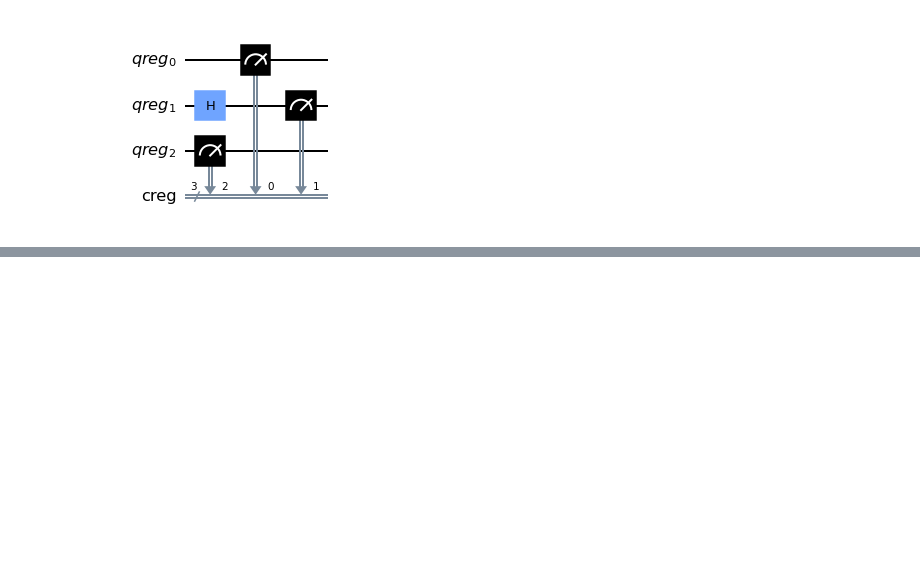
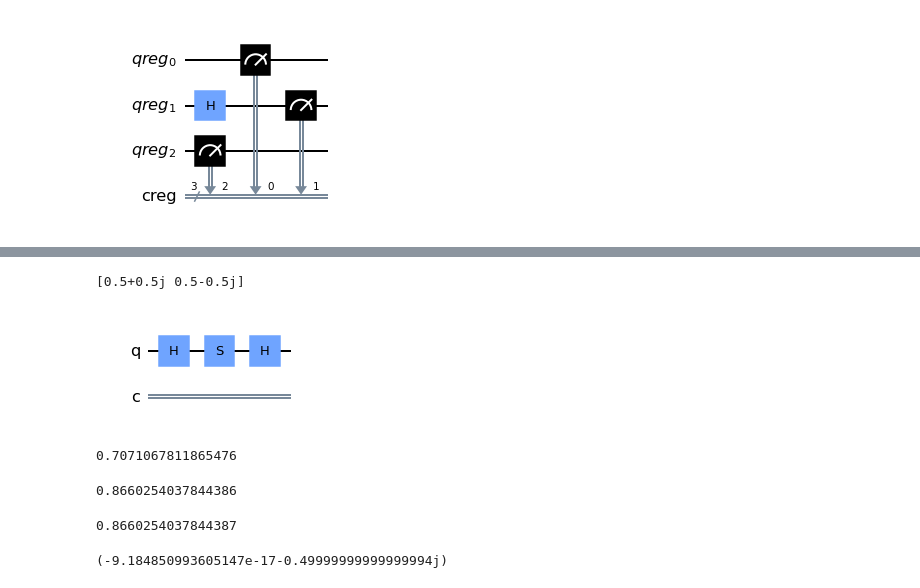
Before and after one commit to dev-aditya/QWorld_Summer_School_2021, a Jupyter notebook: practice /test_notebook.ipynb, the cells around one changed output, grey strips where cells are left out. Cells and saved outputs as stored; diff of their text form; code cells hidden in the pictures; blank space fills up the shorter version.

```diff
--- a/practice /test_notebook.ipynb
+++ b/practice /test_notebook.ipynb
@@ -146,0 +182,16 @@ print(counts) # counts is a dictionary
+# %%
+mycircuit = QuantumCircuit(1,1)
+
+mycircuit.h(0)
+mycircuit.s(0)
+mycircuit.h(0)
+
+mycircuit.draw(output='mpl', reverse_bits=True)
+
+job = execute(mycircuit, Aer.get_backend('statevector_simulator'))
+result = job.result().get_statevector(mycircuit, decimals = 3)
+
+print(result)
+# %% [output]
+[0.5+0.5j 0.5-0.5j]
+[figure, added]
@@ -146,0 +200,16 @@ print(counts) # counts is a dictionary
+# %%
+cos(pi/4)
+# %% [output]
+0.7071067811865476
+# %%
+sqrt(3)/2
+# %% [output]
+0.8660254037844386
+# %%
+sin(2*pi/3)
+# %% [output]
+0.8660254037844387
+# %%
+exp(complex(0, 1)*pi/2 *3)*sin(pi/6)
+# %% [output]
+(-9.184850993605147e-17-0.49999999999999994j)
```
Also changed, not shown: parts of 4 cells of this notebook, 2 other files.
